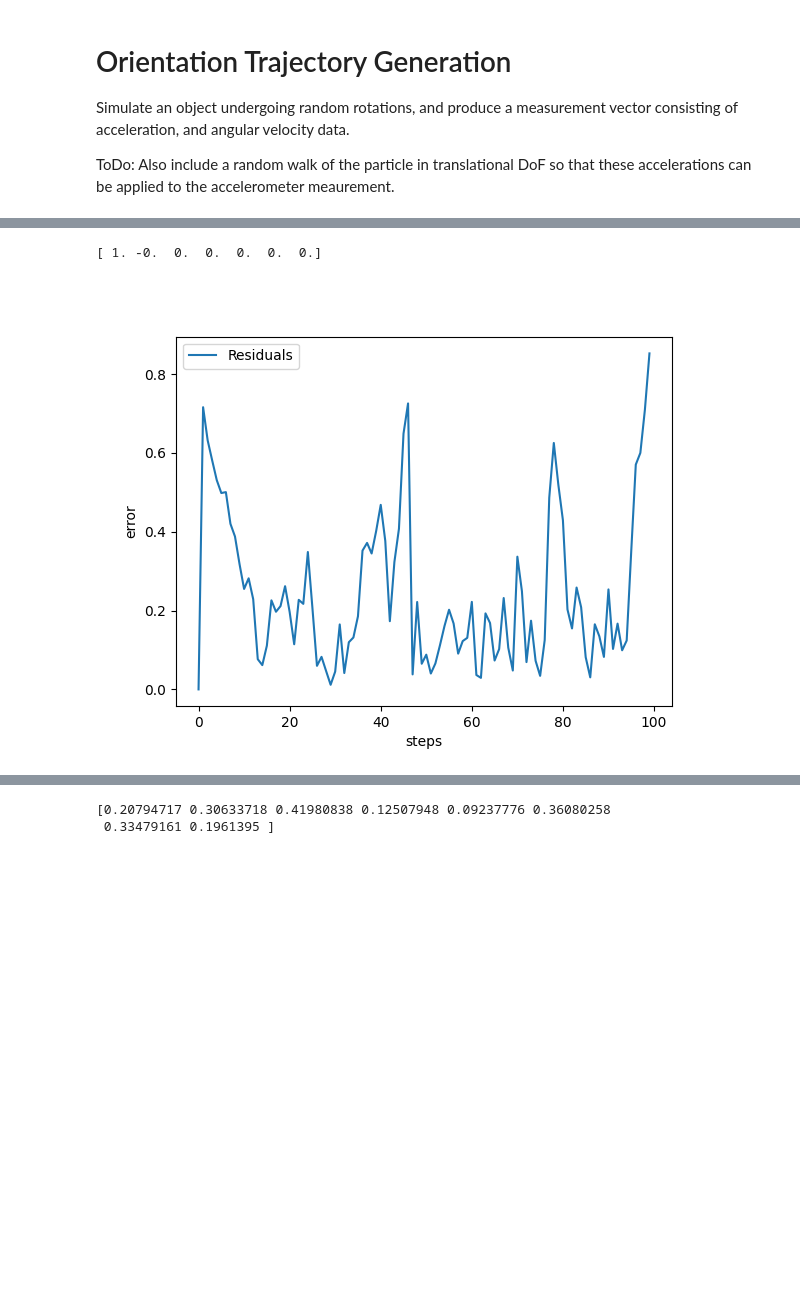
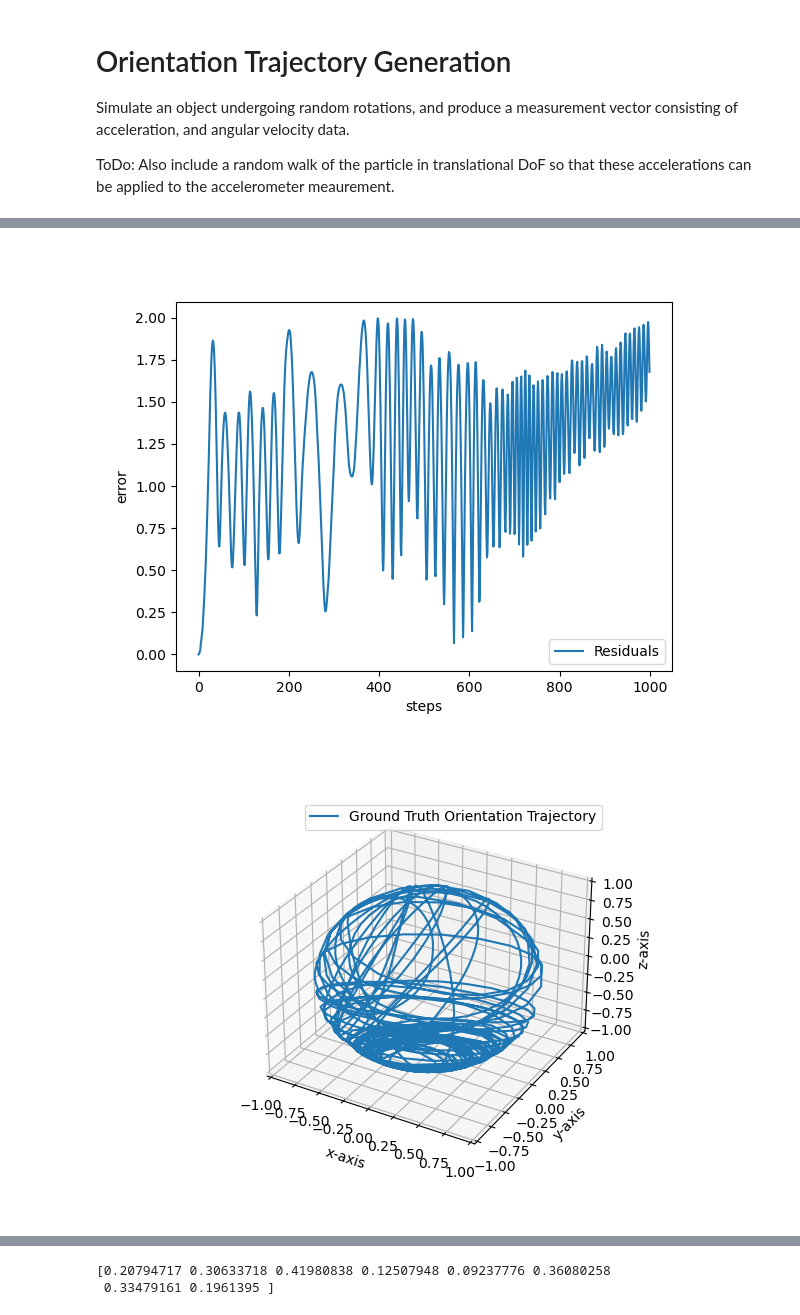
Before and after one commit to mrpossoms/bomberhat, a Jupyter notebook: firmware/notebooks/neural-sensor-fusion.ipynb, the cells around one changed output, grey strips where cells are left out. Drawn from its saved outputs; the diff is of its cells as text; code cells hidden in the pictures; blank space fills up the shorter version.

```diff
--- a/firmware/notebooks/neural-sensor-fusion.ipynb
+++ b/firmware/notebooks/neural-sensor-fusion.ipynb
@@ -18,6 +18,12 @@ def q_inv(q):
 
 def X_0(q_0=Q.from_euler_angles(0, 0, 0), w_0=np.zeros(3)):
     # initialize state vector
+    return q_0, w_0
+
+def X_0_rand():
+    ypr = np.random.random(3) * 2 * np.pi
+    q_0=Q.from_euler_angles(ypr[0], ypr[1], ypr[2])
+    w_0=np.random.random(3) - 1
     return q_0, w_0
 
 def X_t_1(X_t, dt, stddev=np.ones(3), bias=np.zeros(3)):
@@ -55,7 +61,7 @@ def Z_t(X_t):
     gyro = X_t[1]
     return np.concatenate((gyro, acc))
 
-steps = 100
+steps = 1000
 positions = np.zeros((steps, 3), dtype=np.float32) # sequence of z-basis unit vectors rotated by orientation for plotting
 w_samples = np.zeros((steps, 3), dtype=np.float32) # sequence of angular rate measurements
 measurements = np.zeros((steps, Z_t(X_0()).shape[0]), dtype=np.float32) # sequence of static accelerometer readings
@@ -69,6 +75,8 @@ X_t = X_0()
 print(X_to_array(X_t))
 
 for i in range(steps):
+
+    X_t = X_0_rand()
     positions[i] = Q.rotate_vectors(X_t[0], np.array([0, 0, 1]))
     measurements[i] = Z_t(X_t)
     ground_truth[i] = X_to_array(X_t)
@@ -78,8 +86,8 @@ for i in range(steps):
     # propagate the state
     X_t = X_t_1(X_t, 0.01, stddev=np.ones(3) * 10)
 
-    labels[i] = ground_truth[i,:4]
-
+#     labels[i] = ground_truth[i,:4]
+    labels[i] = X_to_array(X_t)[:4]
 
 ax = plt.figure().add_subplot(projection='3d')
 
@@ -142,7 +150,7 @@ model = NeuralNetwork().to(device)
 
 
 def train_loop(model, loss_fn, optimizer):
-    epochs = 20000
+    epochs = 80000
     sample_indices = list(range(samples.shape[0]))
     losses = np.zeros(epochs)
 
@@ -182,52 +190,54 @@ Using cpu device
 # %%
-X_t = X_0()
-X_e_t = X_0()
+X_t = X_0_rand()
+X_e_t = (X_t[0].copy(), X_t[1].copy())
 est_positions = np.zeros((steps, 3), dtype=np.float32) # sequence of z-basis unit vectors rotated by orientation for plotting
-
-print(X_to_array(X_t))
+positions = np.zeros((steps, 3), dtype=np.float32) # sequence of z-basis unit vectors rotated by orientation for plotting
 
 for i in range(steps):
     est_positions[i] = Q.rotate_vectors(X_e_t[0], np.array([0, 0, 1]))
+    positions[i] = Q.rotate_vectors(X_t[0], np.array([0, 0, 1]))
 
-    np_features = np.concatenate((Q.as_float_array(X_e_t[0]), measurements[i]), dtype=np.float32)
+    np_features = np.concatenate((Q.as_float_array(X_e_t[0]), Z_t(X_e_t)), dtype=np.float32)
     features = torch.from_numpy(np_features.reshape((1, np_features.shape[0])))
     h = model(features)
+
     X_e_t = (Q.from_float_array(h[0].detach().numpy()), X_e_t[1])
+    X_t = X_t_1(X_t, 0.01, stddev=np.ones(3) * 10)
 
 residuals = []
 for r in (est_positions - positions):
     residuals.append(np.linalg.norm(r))
 
 
 ax = plt.figure().add_subplot()
 ax.plot(residuals, label='Residuals')
 ax.legend()
 ax.set_xlabel('steps')
 ax.set_ylabel('error')
 plt.show()
 
 
-# ax0 = plt.figure().add_subplot(projection='3d')
-# ax1 = plt.figure().add_subplot(projection='3d')
+ax0 = plt.figure().add_subplot(projection='3d')
+ax1 = plt.figure().add_subplot(projection='3d')
 
-# ax0.plot(est_positions[:,0], est_positions[:,1], est_positions[:,2], label='Estimated Orientation Trajectory')
-# ax0.legend()
-# plt.xlim([-1, 1])
-# plt.ylim([-1, 1])
-# ax0.set_zlim([-1, 1])
-# ax0.set_xlabel('x-axis')
-# ax0.set_ylabel('y-axis')
-# ax0.set_zlabel('z-axis')
+ax0.plot(est_positions[:,0], est_positions[:,1], est_positions[:,2], label='Estimated Orientation Trajectory')
+ax0.legend()
+plt.xlim([-1, 1])
+plt.ylim([-1, 1])
+ax0.set_zlim([-1, 1])
+ax0.set_xlabel('x-axis')
+ax0.set_ylabel('y-axis')
+ax0.set_zlabel('z-axis')
 
-# ax1.plot(positions[:,0], positions[:,1], positions[:,2], label='Estimated Orientation Trajectory')
-# ax1.legend()
-# plt.xlim([-1, 1])
-# plt.ylim([-1, 1])
-# ax1.set_zlim([-1, 1])
-# ax1.set_xlabel('x-axis')
-# ax1.set_ylabel('y-axis')
-# ax1.set_zlabel('z-axis')
-# plt.show()
+ax1.plot(positions[:,0], positions[:,1], positions[:,2], label='Ground Truth Orientation Trajectory')
+ax1.legend()
+plt.xlim([-1, 1])
+plt.ylim([-1, 1])
+ax1.set_zlim([-1, 1])
+ax1.set_xlabel('x-axis')
+ax1.set_ylabel('y-axis')
+ax1.set_zlabel('z-axis')
+plt.show()
 # %% [output]
-[ 1. -0.  0.  0.  0.  0.  0.]
-[figure, old version]
+[figure, new version]
+[figure, added]
```
Also changed, not shown: parts of 4 cells of this notebook.
